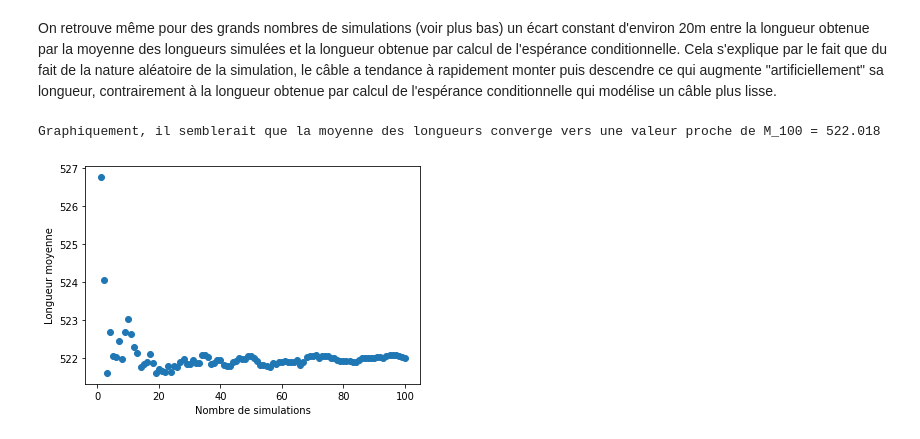
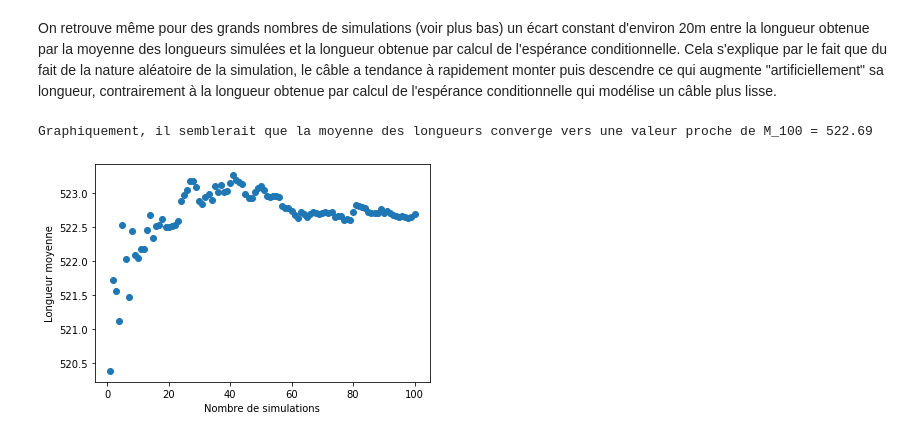
Before and after one commit to louisbzk/Projet_maths_probas, a Jupyter notebook: ProjetIII.ipynb, the cells around one changed output. Cells and saved outputs as stored; diff of their text form; code cells hidden in the pictures.

```diff
--- a/ProjetIII.ipynb
+++ b/ProjetIII.ipynb
@@ -348,21 +348,21 @@ On retrouve même pour des grands nombres de simulations (voir plus bas) un éca
 # %%
 l = nsimul(C_Z2sachantZ1, 100)
 Longueurs = []
 for simul in l:
 	Longueurs.append(longueur(simul, Delta))
-def Moyenne(L, ax = None) :
-    NB = len(Longueurs)
+def Moyenne(Long, ax = None) :
+    NB = len(Long)
 
     NSimulations = [k for k in range(1, NB+1)]
-    Moyennes = [np.average(Longueurs[:i]) for i in range(1, NB+1)]
+    Moyennes = [np.average(Long[:i]) for i in range(1, NB+1)]
     if ax == None :
         ax = plt.gca()
     ax.set_xlabel("Nombre de simulations")
     ax.set_ylabel("Longueur moyenne")
     ax.scatter(NSimulations, Moyennes)
     print(f"Graphiquement, il semblerait que la moyenne des longueurs converge vers une valeur proche de M_{NB} = {np.round(Moyennes[-1], 3)}")
 
-Moyenne(l)
+Moyenne(Longueurs)
 # %% [output]
-Graphiquement, il semblerait que la moyenne des longueurs converge vers une valeur proche de M_100 = 522.018
+Graphiquement, il semblerait que la moyenne des longueurs converge vers une valeur proche de M_100 = 522.69
-[figure, old version]
+[figure, new version]
```
Also changed, not shown: parts of 4 cells of this notebook.
